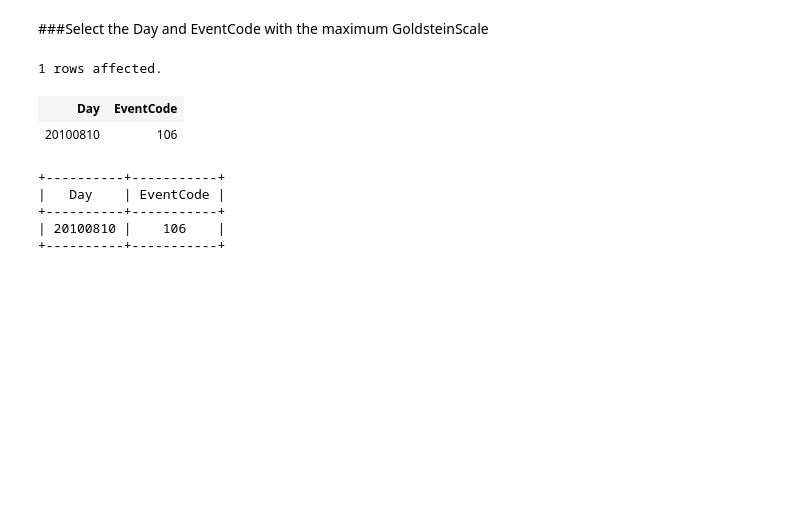
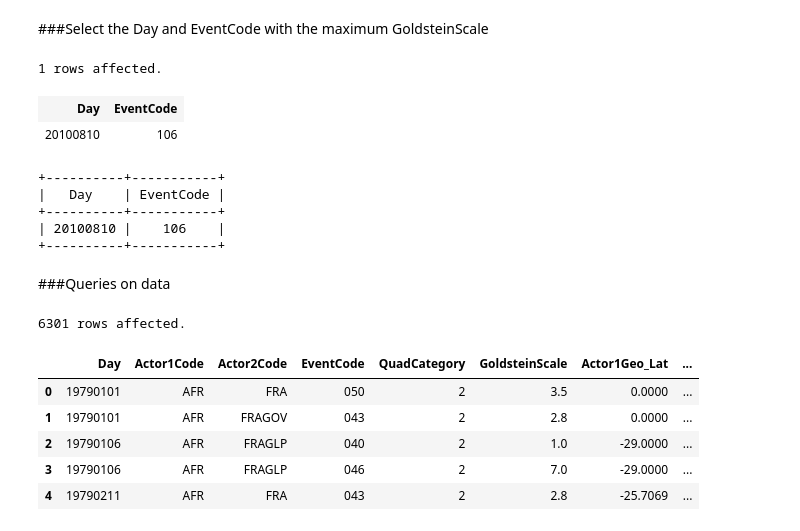
Before and after one commit to jiaweih/sql, a Jupyter notebook: sql.ipynb, the cells around one changed output. Cells and saved outputs as stored; diff of their text form; code cells hidden in the pictures; blank space fills up the shorter version.

```diff
--- a/sql.ipynb
+++ b/sql.ipynb
@@ -106,3 +122,5 @@ print _
 +----------+-----------+
 | 20100810 |    106    |
 +----------+-----------+
+# %% [markdown]
+###Queries on data
@@ -108,0 +133,15 @@ print _
+# %%
+result = %sql $qry
+# %% [output]
+6301 rows affected.
+# %%
+import pandas as pd
+df = pd.DataFrame(result, columns=result.keys)
+df.head()
+# %% [output]
+|  | Day | Actor1Code | Actor2Code | EventCode | QuadCategory | GoldsteinScale | Actor1Geo_Lat | ... |
+| 0 | 19790101 | AFR | FRA | 050 | 2 | 3.5 | 0.0000 | ... |
+| 1 | 19790101 | AFR | FRAGOV | 043 | 2 | 2.8 | 0.0000 | ... |
+| 2 | 19790106 | AFR | FRAGLP | 040 | 2 | 1.0 | -29.0000 | ... |
+| 3 | 19790106 | AFR | FRAGLP | 046 | 2 | 7.0 | -29.0000 | ... |
+| 4 | 19790211 | AFR | FRA | 043 | 2 | 2.8 | -25.7069 | ... |
```
Also changed, not shown: parts of 9 cells of this notebook.
